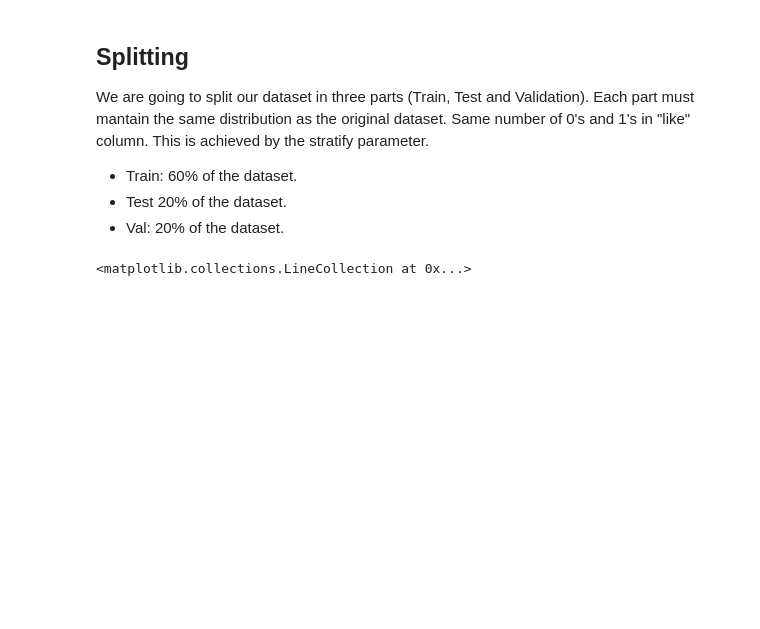
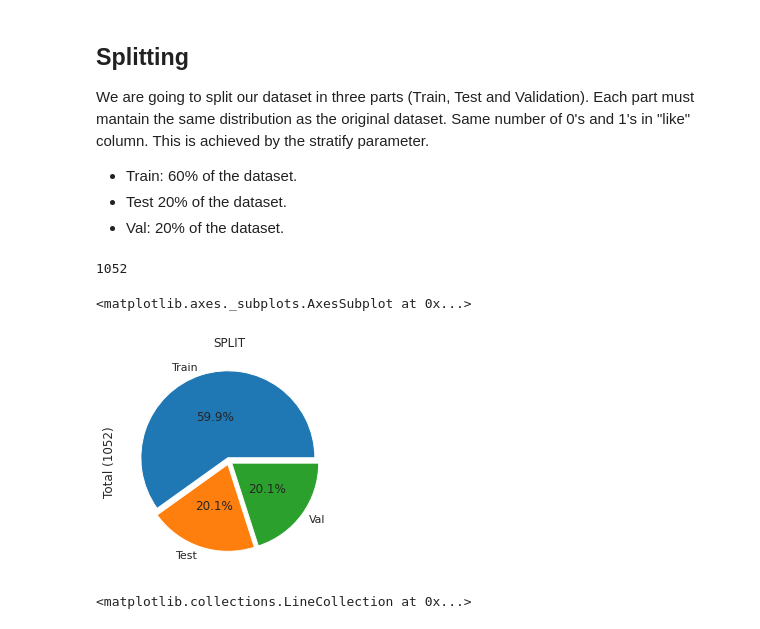
Before and after one commit to Jaimemorillo/ShouldIwatchThisMovie, a Jupyter notebook: memoria_data_antes.ipynb, the cells around one changed output. Saved outputs shown, nothing was run; the diff lists cells and outputs as text; code cells hidden in the pictures; blank space fills up the shorter version.

```diff
--- a/memoria_data_antes.ipynb
+++ b/memoria_data_antes.ipynb
@@ -265,6 +265,23 @@ y = data['like']
 X_train, X_test, y_train, y_test = train_test_split(X, y, test_size=0.2, stratify=y, random_state=1996)
 
 X_train, X_val, y_train, y_val = train_test_split(X_train, y_train, test_size=0.25, stratify=y_train, random_state=1996)
+# %%
+my_dict = {
+    'Train': len(X_train),
+    'Test': len(X_test),
+    'Val': len(X_test)
+    }
+s_shape = pd.Series(data=my_dict)
+s_shape.sum()
+# %% [output]
+1052
+# %%
+s_shape.plot(kind='pie', autopct="%.1f%%", pctdistance=0.5, explode=[0.04]*3,
+             title='SPLIT', figsize=(4,4),
+             ylabel='Total (1052)', startangle=0)
+# %% [output]
+<matplotlib.axes._subplots.AxesSubplot at 0x...>
+[figure, added]
 # %%
 # Draw the density plot general
 sns.distplot(X_train['n_words'], hist = False, kde = True,
```
Also changed, not shown: parts of 2 cells of this notebook.
